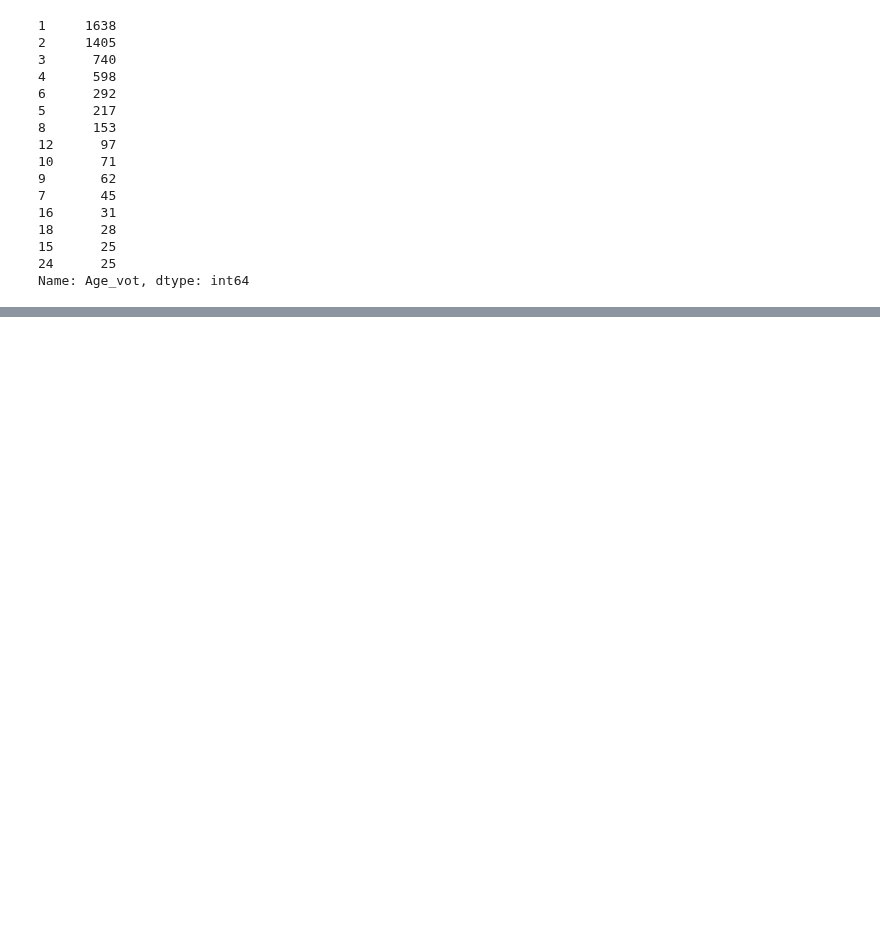
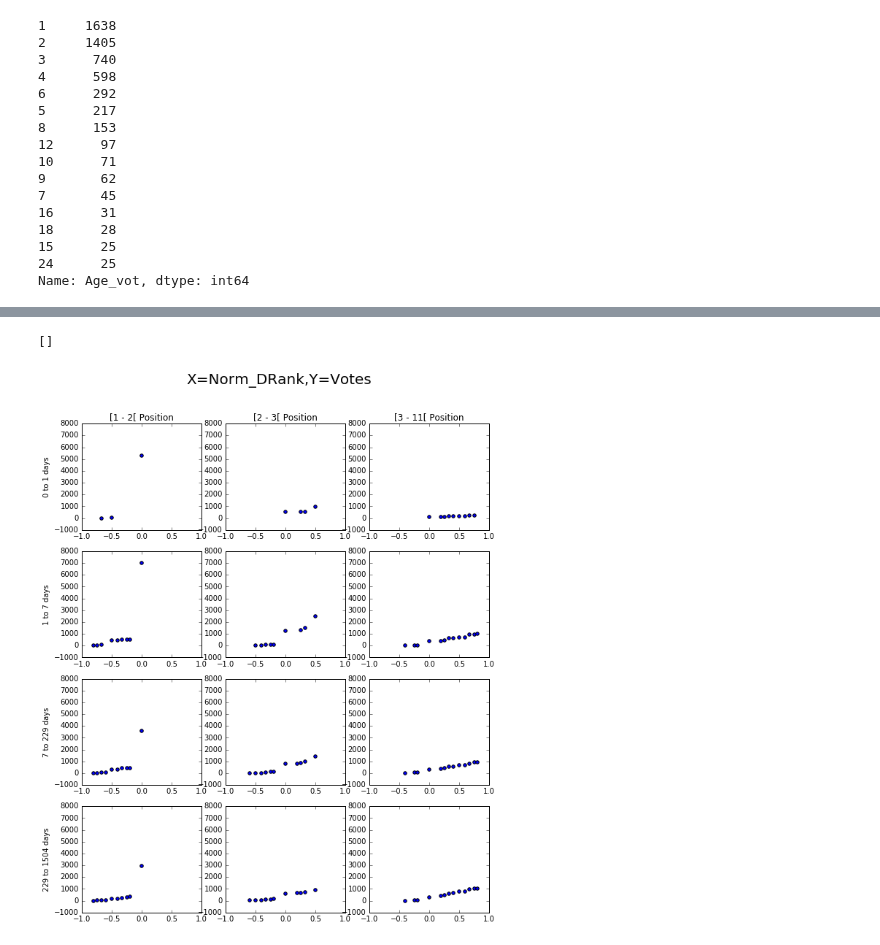
Before and after one commit to JoelDan192/Predictive-model-for-the-voting-system-in-SE-network, a Jupyter notebook: results/Dataset_groups.ipynb, the cells around one changed output, grey strips where cells are left out. Saved outputs shown, nothing was run; the diff lists cells and outputs as text; code cells hidden in the pictures; blank space fills up the shorter version.

```diff
--- a/results/Dataset_groups.ipynb
+++ b/results/Dataset_groups.ipynb
@@ -145,0 +268,8 @@ rev_anscount_groups
+# %%
+nb_ans = 5
+nb_age_groups = 4
+data = votes[(votes['Ans_count']<=nb_ans)&(votes['Age_vot_group']<=nb_age_groups-1)]
+plot_by(data,'Age_vot','AnsRank','Norm_DRank','Votes',10,12)
+# %% [output]
+[]
+[figure, added]
```
Also changed, not shown: parts of 26 cells of this notebook.
